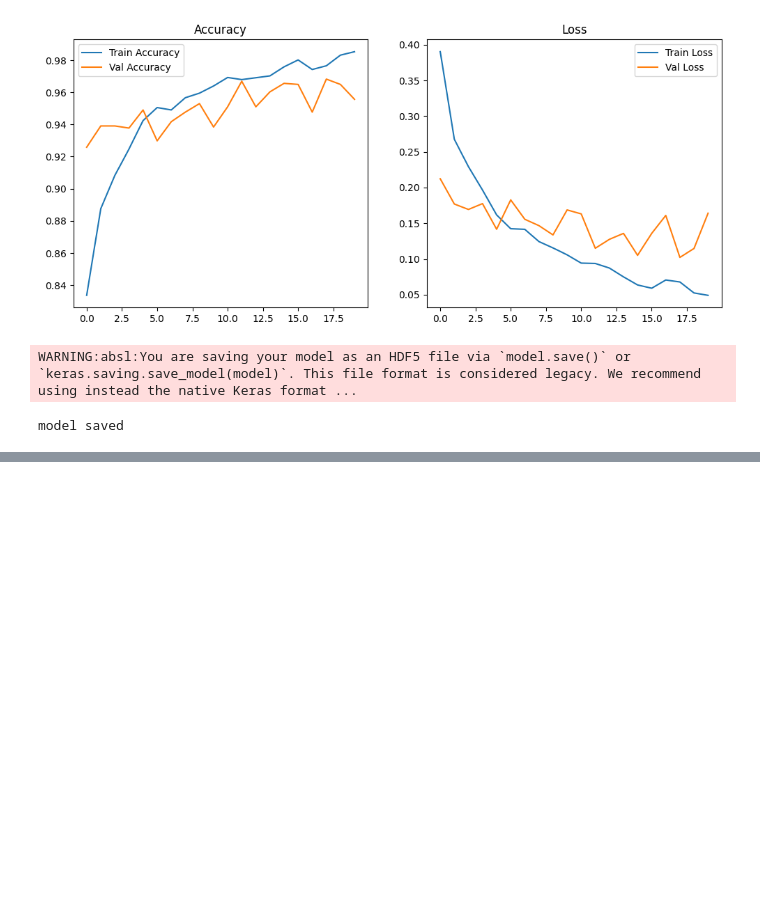
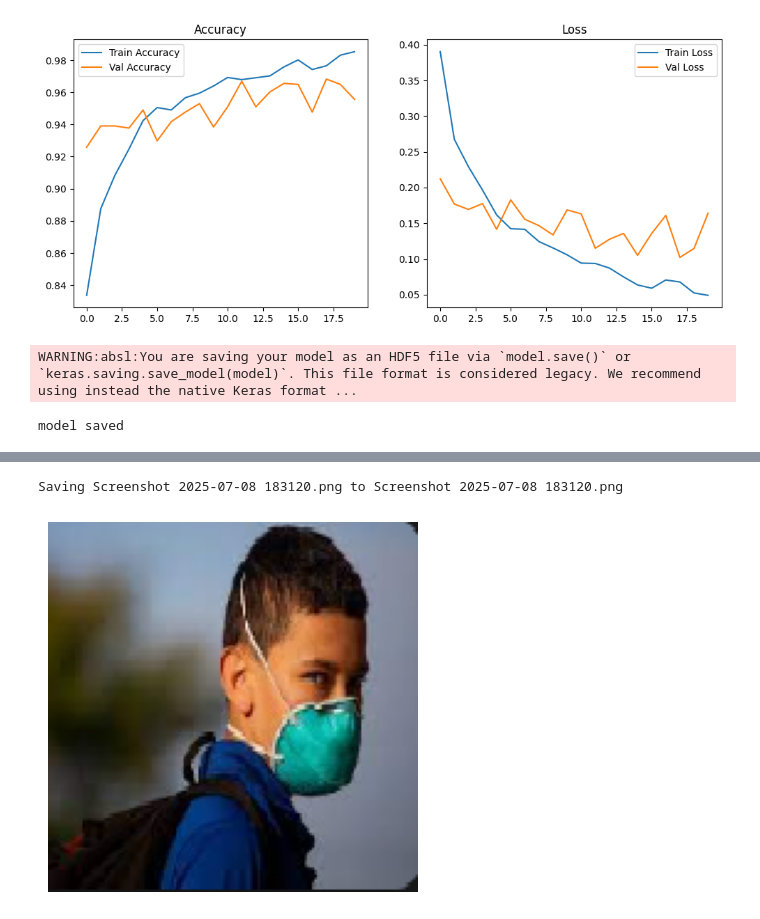
Before and after one commit to SamyarZamani/Face-mask-detection-using-CNN, a Jupyter notebook: face_mask_detection.ipynb, the cells around one changed output, grey strips where cells are left out. Cells and saved outputs as stored; diff of their text form; code cells hidden in the pictures; blank space fills up the shorter version.

```diff
--- a/face_mask_detection.ipynb
+++ b/face_mask_detection.ipynb
@@ -250,3 +250,33 @@ print("model saved")
 # %% [output]
 WARNING:absl:You are saving your model as an HDF5 file via `model.save()` or `keras.saving.save_model(model)`. This file format is considered legacy. We recommend using instead the native Keras format ...
 model saved
+# %%
+from tensorflow.keras.models import load_model
+from tensorflow.keras.preprocessing import image
+import numpy as np
+from google.colab import files
+import matplotlib.pyplot as plt
+
+model = load_model('/content/drive/MyDrive/face_mask_dataset/mask_detector.h5')
+
+def predict_mask(img_path):
+    img = image.load_img(img_path, target_size=(150, 150))
+    plt.imshow(img)
+    plt.axis('off')
+    plt.show()
+
+    x = image.img_to_array(img)
+    x = x / 255.0
+    x = np.expand_dims(x, axis=0)
+
+    pred = model.predict(x)[0][0]
+    if pred > 0.5:
+        print(f"Prediction: Without Mask ({pred:.2f})")
+    else:
+        print(f"Prediction: With Mask ({1 - pred:.2f})")
+
+uploaded = files.upload()
+
+for fn in uploaded.keys():
+    predict_mask(fn)
+# %% [output]
@@ -252,0 +285,2 @@ model saved
+Saving Screenshot 2025-07-08 183120.png to Screenshot 2025-07-08 183120.png
+[figure, added]
```
Also changed, not shown: parts of 3 cells of this notebook.
